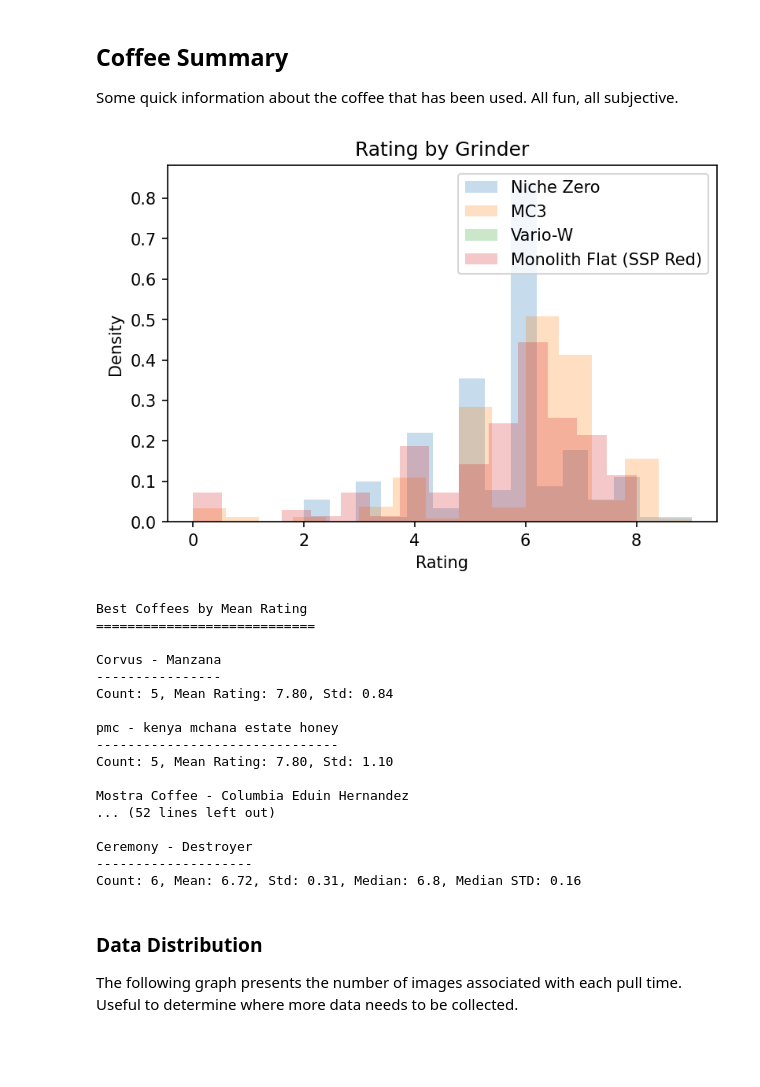
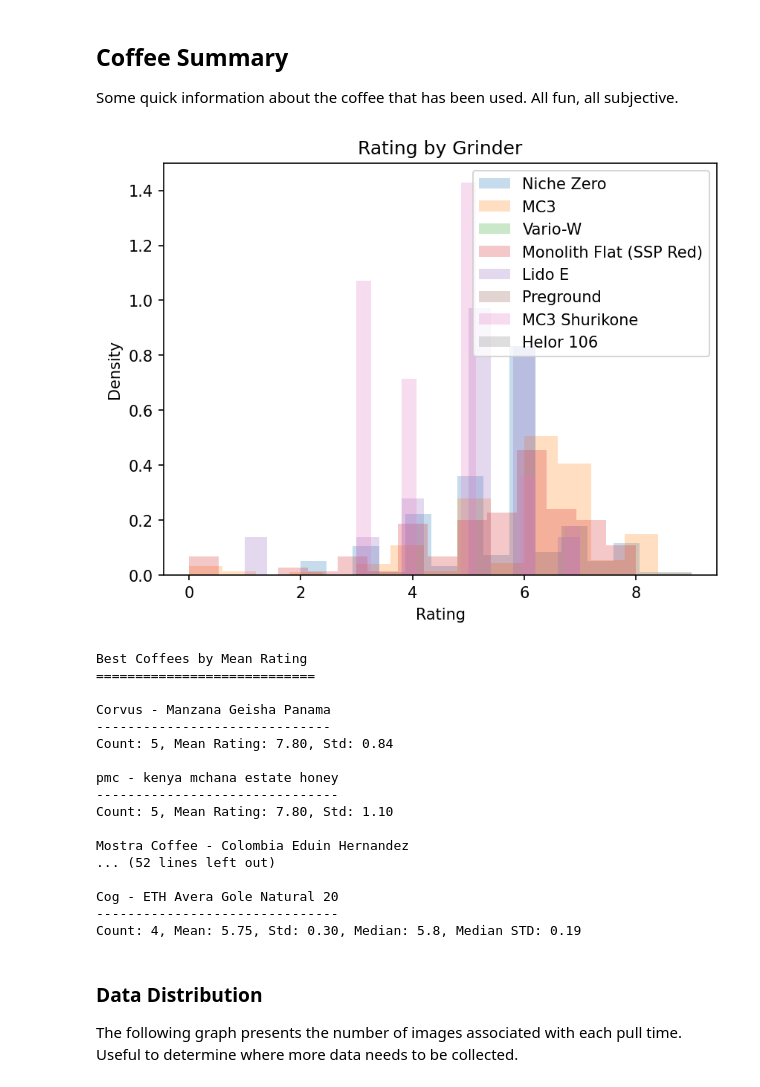
Before and after one commit to badisa/optpresso, a Jupyter notebook: notebooks/coffee-data-notebook.ipynb, the cells around one changed output. Drawn from its saved outputs; the diff is of its cells as text; code cells hidden in the pictures; blank space fills up the shorter version.

```diff
--- a/notebooks/coffee-data-notebook.ipynb
+++ b/notebooks/coffee-data-notebook.ipynb
@@ -44,9 +37,9 @@ with NamedTemporaryFile(suffix=".csv") as temp:
 df.columns = (
     df.columns.str.strip()
     .str.lower()
-    .str.replace(" ", "")
-    .str.replace("(", "")
-    .str.replace(")", "")
+    .str.replace(" ", "", regex=False)
+    .str.replace("(", "", regex=False)
+    .str.replace(")", "", regex=False)
 )
 df = df[df["grinder"].astype(bool)][df["grindersetting"].astype(bool)]
 # Only care about data that has a grinder associated
@@ -65,23 +58,23 @@ df["roastdate"] = df["roastdate"].astype(str).replace("nan", "")
 Some quick information about the coffee that has been used. All fun, all subjective.
 # %%
 for grinder in df.grinder.unique():
-    subdf = df[(df.grinder == grinder) & (df.details.str.contains("spro"))]
+    subdf = df[(df.grinder == grinder) & (df.details.str.contains("spro")) & (df["arbitraryrating1-10"].notna())]
     plt.hist(
         subdf["arbitraryrating1-10"].values,
         bins=15,
         density=True,
         alpha=0.25,
         label=grinder,
     )
 plt.legend()
 plt.xlabel("Rating")
 plt.ylabel("Density")
 plt.title("Rating by Grinder")
 plt.show()
 # %% [output]
-[figure, old version]
+[figure, new version]
 # %%
-groupby = ["coffee"]
+groupby = "coffee"
 coffee_summary = {}
 for name, subdf in df.groupby(groupby):
     subdf = subdf[
@@ -151,20 +144,20 @@ for name, mean, std, median, median_std, count in lowest_std:
 Best Coffees by Mean Rating
 ============================
 
-Corvus - Manzana
-----------------
+Corvus - Manzana Geisha Panama
+------------------------------
 Count: 5, Mean Rating: 7.80, Std: 0.84
 
 pmc - kenya mchana estate honey
 -------------------------------
 Count: 5, Mean Rating: 7.80, Std: 1.10
 
-Mostra Coffee - Columbia Eduin Hernandez
+Mostra Coffee - Colombia Eduin Hernandez
 ... (52 lines left out)
 
-Ceremony - Destroyer
---------------------
-Count: 6, Mean: 6.72, Std: 0.31, Median: 6.8, Median STD: 0.16
+Cog - ETH Avera Gole Natural 20
+-------------------------------
+Count: 4, Mean: 5.75, Std: 0.30, Median: 5.8, Median STD: 0.19
 # %% [markdown]
 ### Data Distribution
 
```
Also changed, not shown: parts of 5 cells of this notebook, 34 other files.
